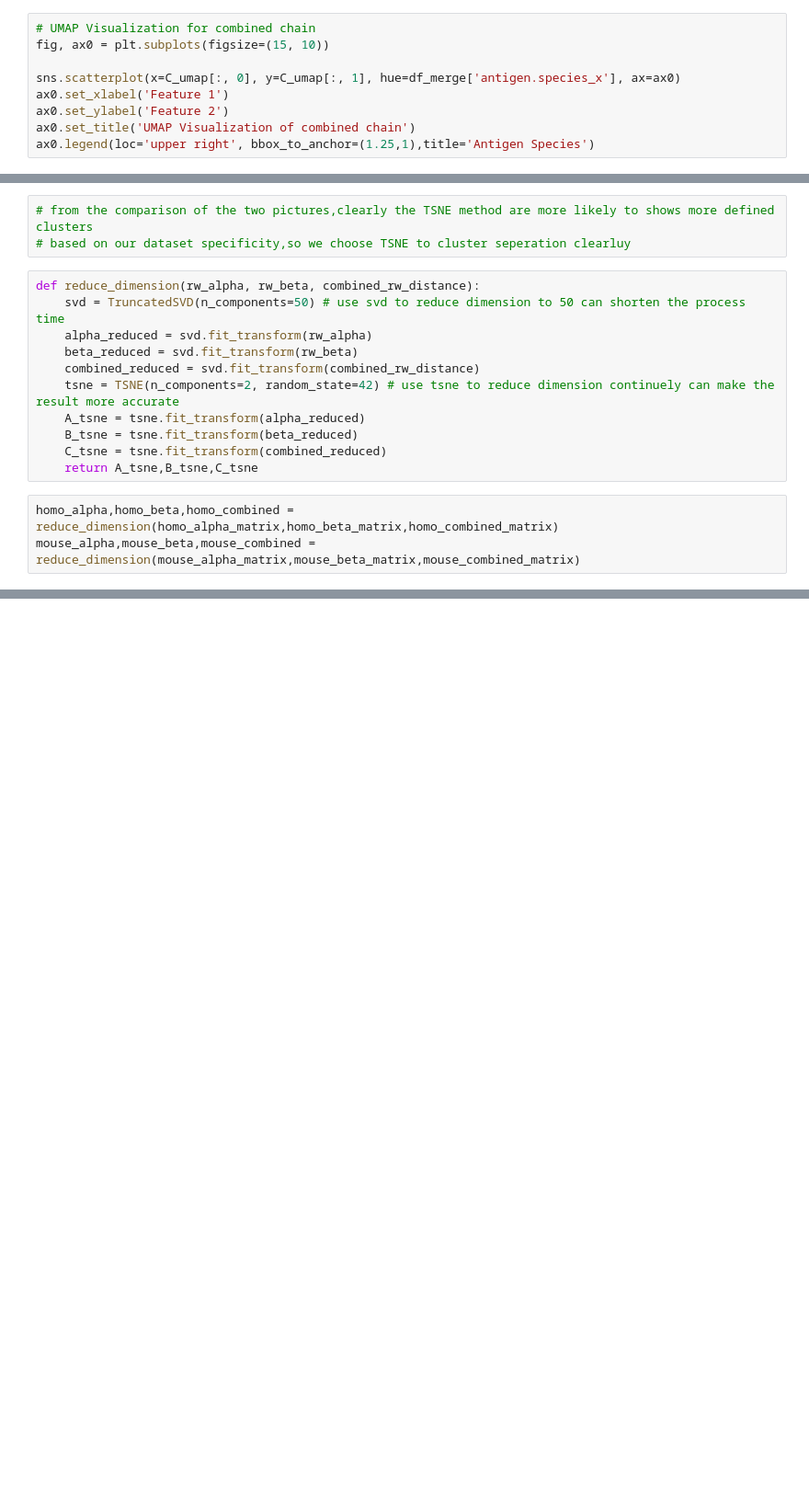
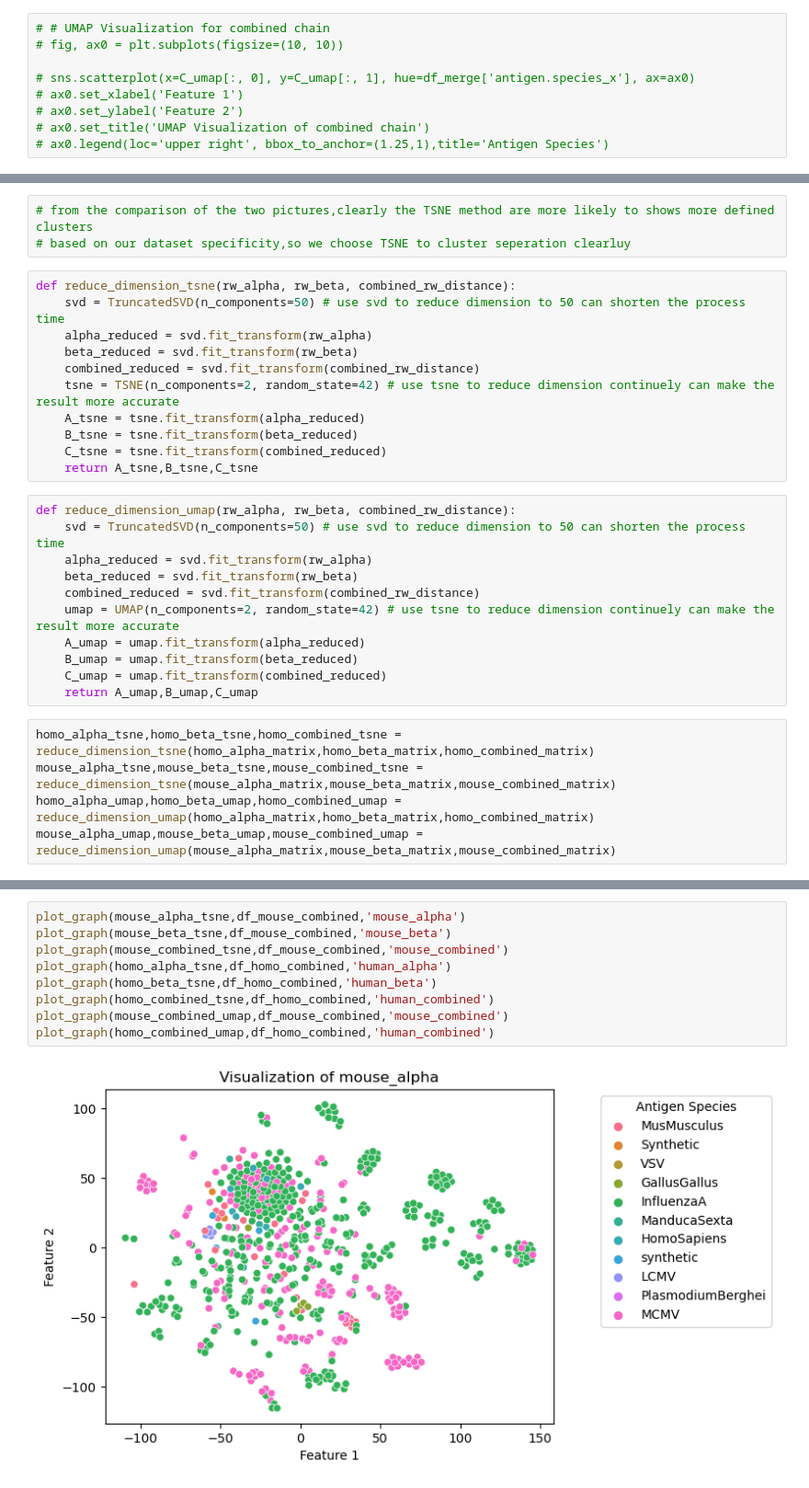
Before and after one commit to UoB-DSMP-2023-24/dsmp-2024-group-7, a Jupyter notebook: Mini Project.ipynb, the cells around one changed output, grey strips where cells are left out. Shown at 92% size. Saved outputs shown, nothing was run; the diff lists cells and outputs as text; blank space fills up the shorter version.

```diff
--- a/Mini Project.ipynb
+++ b/Mini Project.ipynb
@@ -906,9 +799,9 @@ plt.show()
 # %%
-# UMAP Visualization for combined chain
-fig, ax0 = plt.subplots(figsize=(15, 10))
+# # UMAP Visualization for combined chain
+# fig, ax0 = plt.subplots(figsize=(10, 10))
 
-sns.scatterplot(x=C_umap[:, 0], y=C_umap[:, 1], hue=df_merge['antigen.species_x'], ax=ax0)
-ax0.set_xlabel('Feature 1')
-ax0.set_ylabel('Feature 2')
-ax0.set_title('UMAP Visualization of combined chain')
-ax0.legend(loc='upper right', bbox_to_anchor=(1.25,1),title='Antigen Species')
+# sns.scatterplot(x=C_umap[:, 0], y=C_umap[:, 1], hue=df_merge['antigen.species_x'], ax=ax0)
+# ax0.set_xlabel('Feature 1')
+# ax0.set_ylabel('Feature 2')
+# ax0.set_title('UMAP Visualization of combined chain')
+# ax0.legend(loc='upper right', bbox_to_anchor=(1.25,1),title='Antigen Species')
@@ -919,7 +809,7 @@ ax0.legend(loc='upper right', bbox_to_anchor=(1.25,1),title='Antigen Species')
 # from the comparison of the two pictures,clearly the TSNE method are more likely to shows more defined clusters
 # based on our dataset specificity,so we choose TSNE to cluster seperation clearluy
 # %%
-def reduce_dimension(rw_alpha, rw_beta, combined_rw_distance):
+def reduce_dimension_tsne(rw_alpha, rw_beta, combined_rw_distance):
     svd = TruncatedSVD(n_components=50) # use svd to reduce dimension to 50 can shorten the process time
     alpha_reduced = svd.fit_transform(rw_alpha)
     beta_reduced = svd.fit_transform(rw_beta)
@@ -929,6 +819,19 @@ def reduce_dimension(rw_alpha, rw_beta, combined_rw_distance):
     B_tsne = tsne.fit_transform(beta_reduced)
     C_tsne = tsne.fit_transform(combined_reduced)
     return A_tsne,B_tsne,C_tsne
+# %%
+def reduce_dimension_umap(rw_alpha, rw_beta, combined_rw_distance):
+    svd = TruncatedSVD(n_components=50) # use svd to reduce dimension to 50 can shorten the process time
+    alpha_reduced = svd.fit_transform(rw_alpha)
+    beta_reduced = svd.fit_transform(rw_beta)
+    combined_reduced = svd.fit_transform(combined_rw_distance)
+    umap = UMAP(n_components=2, random_state=42) # use tsne to reduce dimension continuely can make the result more accurate
+    A_umap = umap.fit_transform(alpha_reduced)
+    B_umap = umap.fit_transform(beta_reduced)
+    C_umap = umap.fit_transform(combined_reduced)
+    return A_umap,B_umap,C_umap
 # %%
-homo_alpha,homo_beta,homo_combined = reduce_dimension(homo_alpha_matrix,homo_beta_matrix,homo_combined_matrix)
-mouse_alpha,mouse_beta,mouse_combined = reduce_dimension(mouse_alpha_matrix,mouse_beta_matrix,mouse_combined_matrix)
+homo_alpha_tsne,homo_beta_tsne,homo_combined_tsne = reduce_dimension_tsne(homo_alpha_matrix,homo_beta_matrix,homo_combined_matrix)
+mouse_alpha_tsne,mouse_beta_tsne,mouse_combined_tsne = reduce_dimension_tsne(mouse_alpha_matrix,mouse_beta_matrix,mouse_combined_matrix)
+homo_alpha_umap,homo_beta_umap,homo_combined_umap = reduce_dimension_umap(homo_alpha_matrix,homo_beta_matrix,homo_combined_matrix)
+mouse_alpha_umap,mouse_beta_umap,mouse_combined_umap = reduce_dimension_umap(mouse_alpha_matrix,mouse_beta_matrix,mouse_combined_matrix)
@@ -960,0 +856,11 @@ plot_graph(mouse_combined,df_mouse_combined,'mouse_combined')
+# %%
+plot_graph(mouse_alpha_tsne,df_mouse_combined,'mouse_alpha')
+plot_graph(mouse_beta_tsne,df_mouse_combined,'mouse_beta')
+plot_graph(mouse_combined_tsne,df_mouse_combined,'mouse_combined')
+plot_graph(homo_alpha_tsne,df_homo_combined,'human_alpha')
+plot_graph(homo_beta_tsne,df_homo_combined,'human_beta')
+plot_graph(homo_combined_tsne,df_homo_combined,'human_combined')
+plot_graph(mouse_combined_umap,df_mouse_combined,'mouse_combined')
+plot_graph(homo_combined_umap,df_homo_combined,'human_combined')
+# %% [output]
+[figure, added]
```
Also changed, not shown: parts of 86 cells of this notebook.
